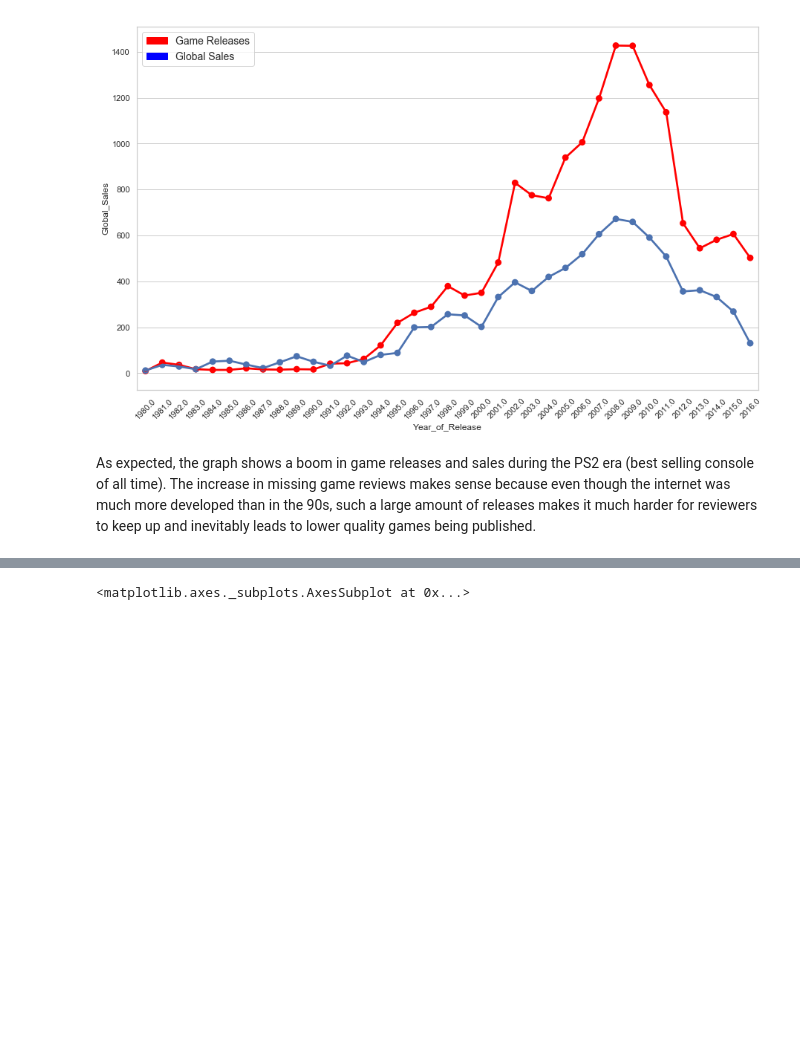
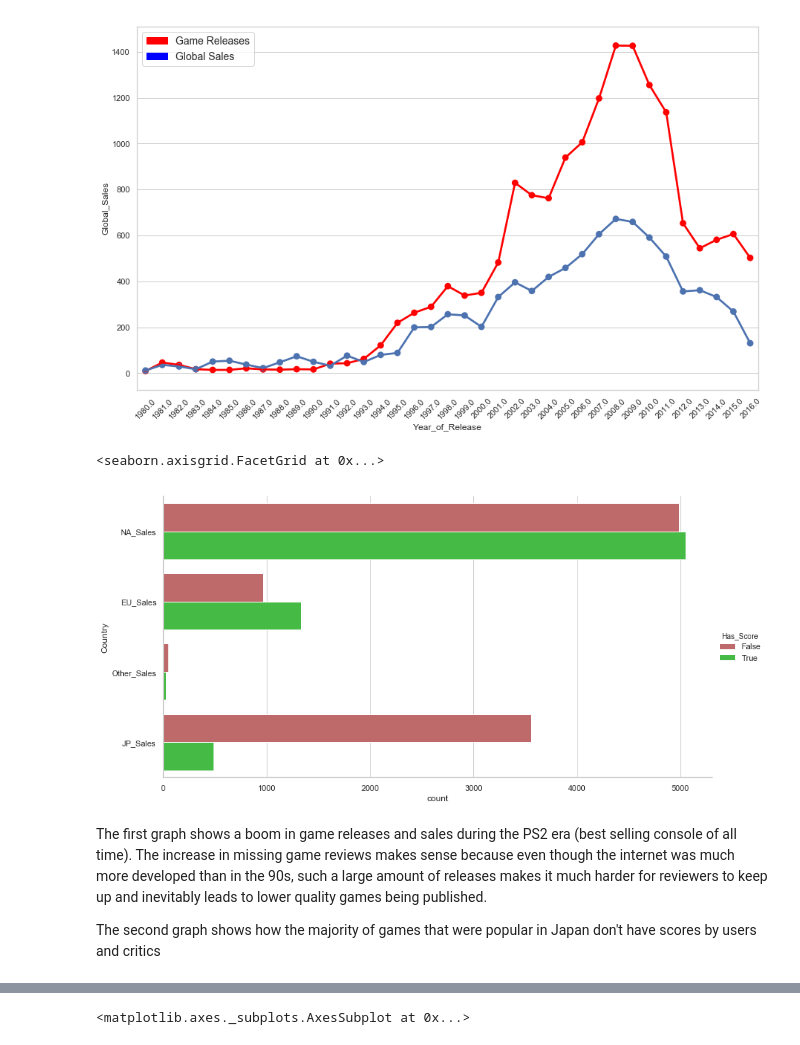
Before and after one commit to legomydiego/Thinkful-Unit-3, a Jupyter notebook: Supervised Learning Capstone Project.ipynb, the cells around one changed output, grey strips where cells are left out. Cells and saved outputs as stored; diff of their text form; code cells hidden in the pictures; blank space fills up the shorter version.

```diff
--- a/Supervised Learning Capstone Project.ipynb
+++ b/Supervised Learning Capstone Project.ipynb
@@ -121,8 +121,18 @@ plt.legend(handles=[blue_patch, red_patch], loc='upper left', fontsize = 14)
 # %% [output]
 <matplotlib.legend.Legend at 0x...>
 [figure]
+# %%
+df["Has_Score"] = df["User_Score"].notnull() & df["Critic_Score"].notnull()
+df["Country"] = df[["NA_Sales", "EU_Sales", "JP_Sales", "Other_Sales"]].idxmax(1, skipna=True)
+palette = {True: "limegreen", False: "indianred"}
+sns.catplot(y="Country", hue="Has_Score", data=df, height=6, aspect=2 , kind='count', palette=palette)
+# %% [output]
+<seaborn.axisgrid.FacetGrid at 0x...>
+[figure, added]
 # %% [markdown]
-As expected, the graph shows a boom in game releases and sales during the PS2 era (best selling console of all time). The increase in missing game reviews makes sense because even though the internet was much more developed than in the 90s, such a large amount of releases makes it much harder for reviewers to keep up and inevitably leads to lower quality games being published.
+The first graph shows a boom in game releases and sales during the PS2 era (best selling console of all time). The increase in missing game reviews makes sense because even though the internet was much more developed than in the 90s, such a large amount of releases makes it much harder for reviewers to keep up and inevitably leads to lower quality games being published.
+
+The second graph shows how the majority of games that were popular in Japan don't have scores by users and critics
 # %%
 clean_df = df.dropna()
 # %%
```
Also changed, not shown: parts of 1 cell of this notebook.
